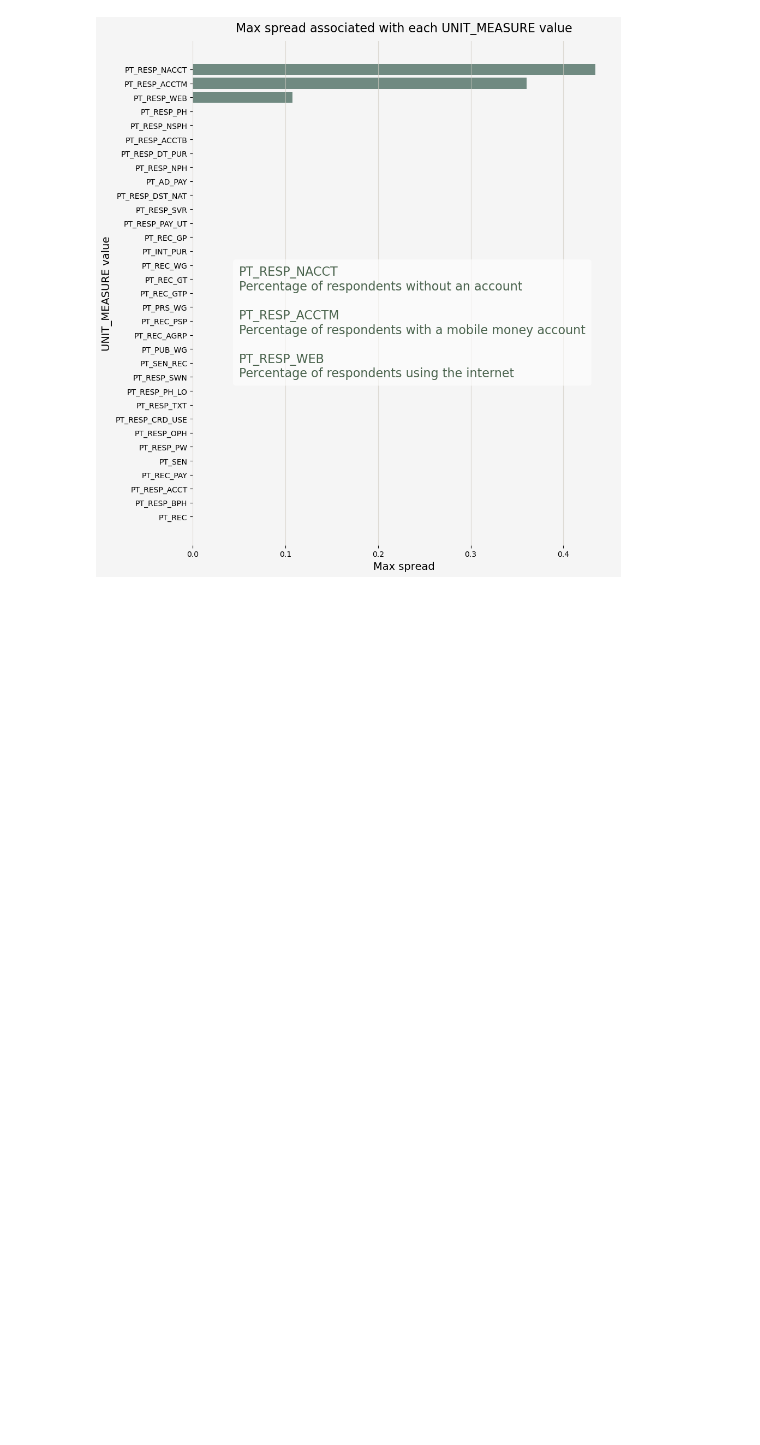
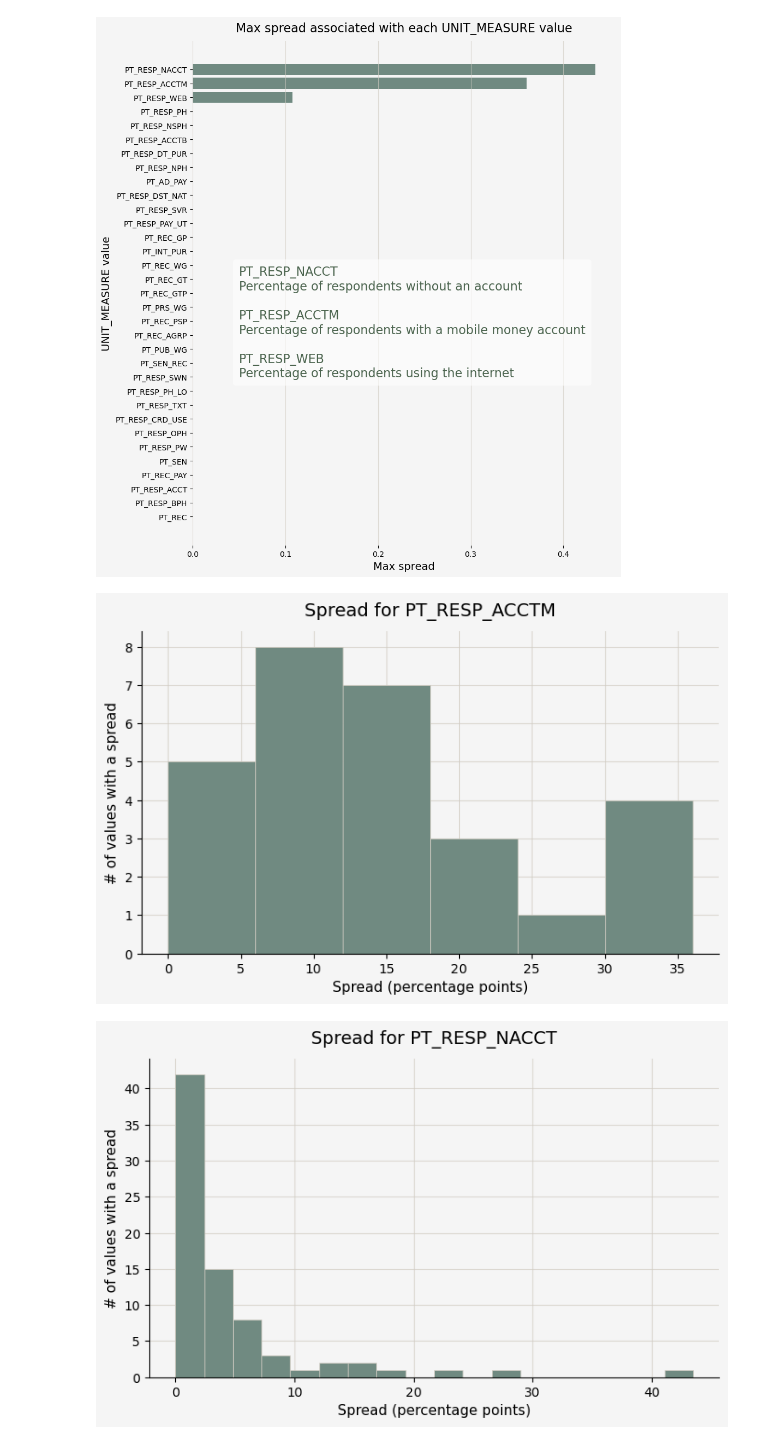
Before and after one commit to reebme/curated-data-sqlite, a Jupyter notebook: notebooks/04_findex_unit_measure.ipynb, the cells around one changed output. Drawn from its saved outputs; the diff is of its cells as text; code cells hidden in the pictures; blank space fills up the shorter version.

Commit message:
Analysis of non-zero spread UNIT_MEASURE values in Findex Data360 dataset.

```diff
--- a/notebooks/04_findex_unit_measure.ipynb
+++ b/notebooks/04_findex_unit_measure.ipynb
@@ -56,3 +94,19 @@ utils.pretty_hbar(max_spreads['unit_measure'], max_spreads['spread'],
            save_file = pic_folder + 'spreads_hbar.png')
 # %% [output]
 [figure]
+# %%
+# UNIT_MEASURE values with non-zero spreads
+um_non_zero = spreads.loc[spreads['spread'] > 10e-9, 'unit_measure'].unique()
+# %%
+non_zero_spreads = spreads[spreads['unit_measure'].isin(um_non_zero)].copy()
+non_zero_spreads.reset_index(drop = True, inplace = True)
+# %%
+for val in um_non_zero:
+    utils.pretty_histogram(non_zero_spreads.loc[non_zero_spreads['unit_measure'] == val, 'spread'] * 100,
+                           title = 'Spread for ' + val,
+                           x_axis_title = 'Spread (percentage points)',
+                           y_axis_title = '# of values with a spread',
+                          save_file_name = pic_folder + val + '_spread.png')
+# %% [output]
+[figure, added]
+[figure, added]
```
Also changed, not shown: parts of 37 cells of this notebook, 10 other files.
